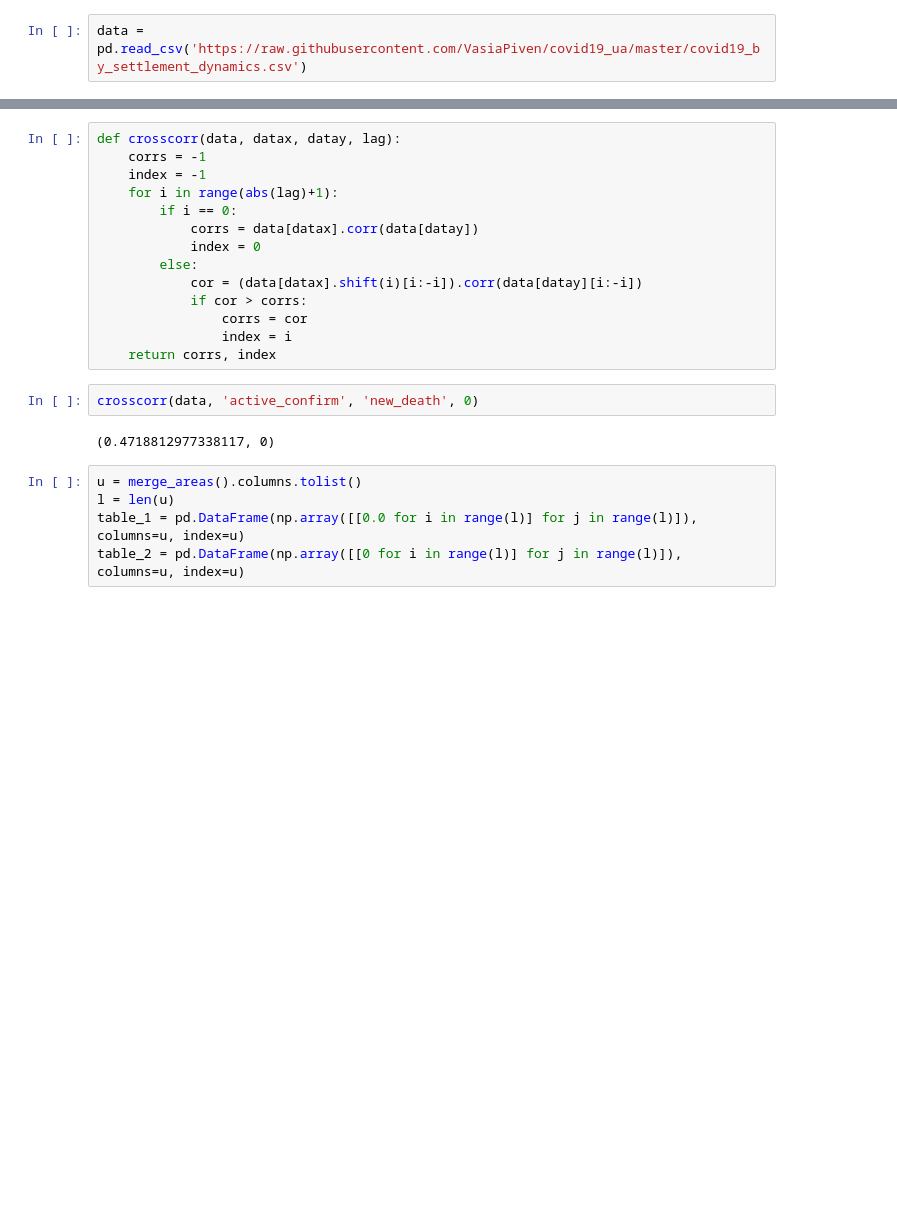
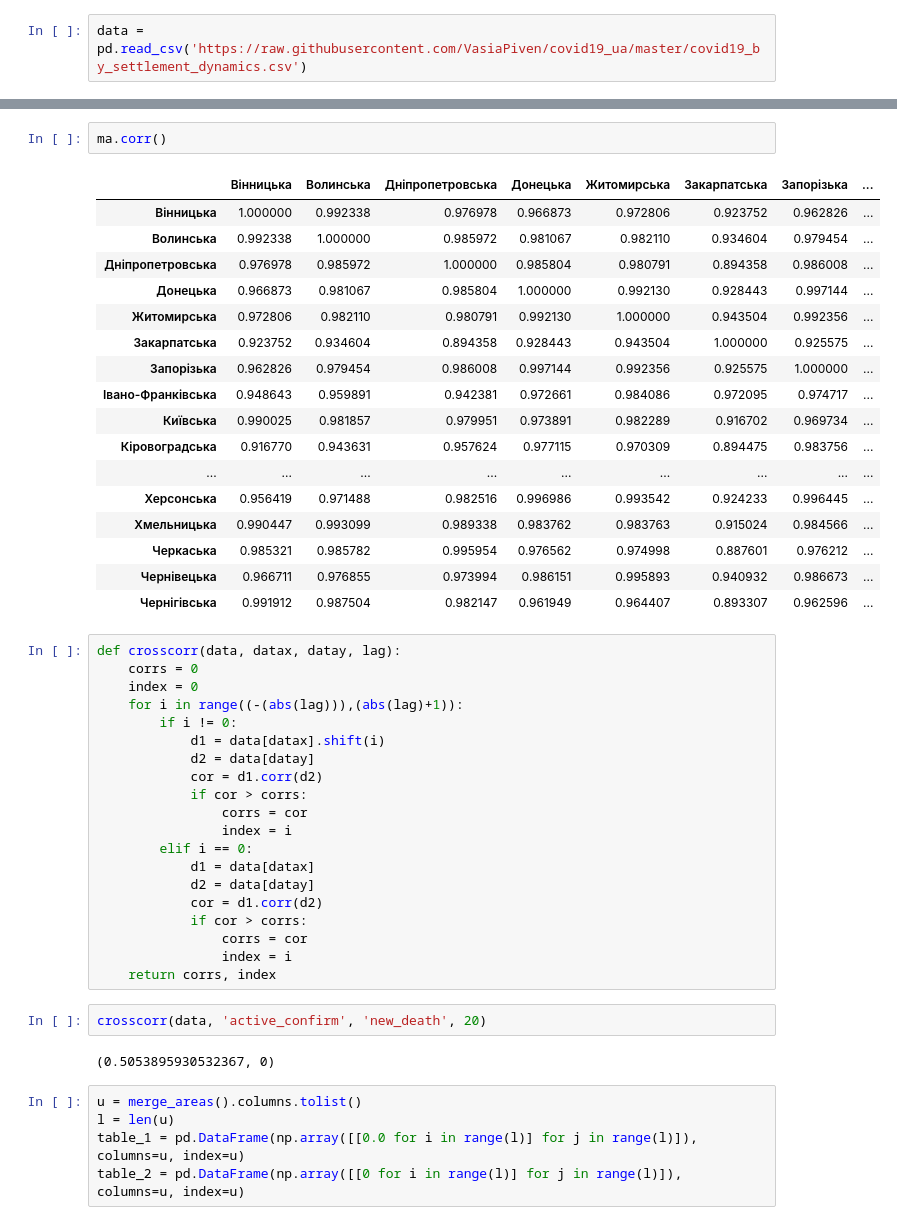
Before and after one commit to ViktoriaZaremba/Data_analis, a Jupyter notebook: lab3/lab3.ipynb, the cells around one changed output, grey strips where cells are left out. Drawn from its saved outputs; the diff is of its cells as text; blank space fills up the shorter version.

```diff
--- a/lab3/lab3.ipynb
+++ b/lab3/lab3.ipynb
@@ -56,21 +68,47 @@ merge_areas()
+# %%
+ma.corr()
+# %% [output]
+|  | Вінницька | Волинська | Дніпропетровська | Донецька | Житомирська | Закарпатська | Запорізька | ... |
+| Вінницька | 1.000000 | 0.992338 | 0.976978 | 0.966873 | 0.972806 | 0.923752 | 0.962826 | ... |
+| Волинська | 0.992338 | 1.000000 | 0.985972 | 0.981067 | 0.982110 | 0.934604 | 0.979454 | ... |
+| Дніпропетровська | 0.976978 | 0.985972 | 1.000000 | 0.985804 | 0.980791 | 0.894358 | 0.986008 | ... |
+| Донецька | 0.966873 | 0.981067 | 0.985804 | 1.000000 | 0.992130 | 0.928443 | 0.997144 | ... |
+| Житомирська | 0.972806 | 0.982110 | 0.980791 | 0.992130 | 1.000000 | 0.943504 | 0.992356 | ... |
+| Закарпатська | 0.923752 | 0.934604 | 0.894358 | 0.928443 | 0.943504 | 1.000000 | 0.925575 | ... |
+| Запорізька | 0.962826 | 0.979454 | 0.986008 | 0.997144 | 0.992356 | 0.925575 | 1.000000 | ... |
+| Івано-Франківська | 0.948643 | 0.959891 | 0.942381 | 0.972661 | 0.984086 | 0.972095 | 0.974717 | ... |
+| Київська | 0.990025 | 0.981857 | 0.979951 | 0.973891 | 0.982289 | 0.916702 | 0.969734 | ... |
+| Кіровоградська | 0.916770 | 0.943631 | 0.957624 | 0.977115 | 0.970309 | 0.894475 | 0.983756 | ... |
+| ... | ... | ... | ... | ... | ... | ... | ... | ... |
+| Херсонська | 0.956419 | 0.971488 | 0.982516 | 0.996986 | 0.993542 | 0.924233 | 0.996445 | ... |
+| Хмельницька | 0.990447 | 0.993099 | 0.989338 | 0.983762 | 0.983763 | 0.915024 | 0.984566 | ... |
+| Черкаська | 0.985321 | 0.985782 | 0.995954 | 0.976562 | 0.974998 | 0.887601 | 0.976212 | ... |
+| Чернівецька | 0.966711 | 0.976855 | 0.973994 | 0.986151 | 0.995893 | 0.940932 | 0.986673 | ... |
+| Чернігівська | 0.991912 | 0.987504 | 0.982147 | 0.961949 | 0.964407 | 0.893307 | 0.962596 | ... |
 # %%
 def crosscorr(data, datax, datay, lag):
-    corrs = -1
-    index = -1
-    for i in range(abs(lag)+1):
-        if i == 0:
-            corrs = data[datax].corr(data[datay])
-            index = 0
-        else:
-            cor = (data[datax].shift(i)[i:-i]).corr(data[datay][i:-i])
+    corrs = 0
+    index = 0
+    for i in range((-(abs(lag))),(abs(lag)+1)):
+        if i != 0:
+            d1 = data[datax].shift(i)
+            d2 = data[datay]
+            cor = d1.corr(d2)
+            if cor > corrs:
+                corrs = cor
+                index = i
+        elif i == 0:
+            d1 = data[datax]
+            d2 = data[datay]
+            cor = d1.corr(d2)
             if cor > corrs:
                 corrs = cor
                 index = i
     return corrs, index
 # %%
-crosscorr(data, 'active_confirm', 'new_death', 0)
+crosscorr(data, 'active_confirm', 'new_death', 20)
 # %% [output]
-(0.4718812977338117, 0)
+(0.5053895930532367, 0)
 # %%
 u = merge_areas().columns.tolist()
 l = len(u)
```
Also changed, not shown: parts of 18 cells of this notebook, 1 other file.
